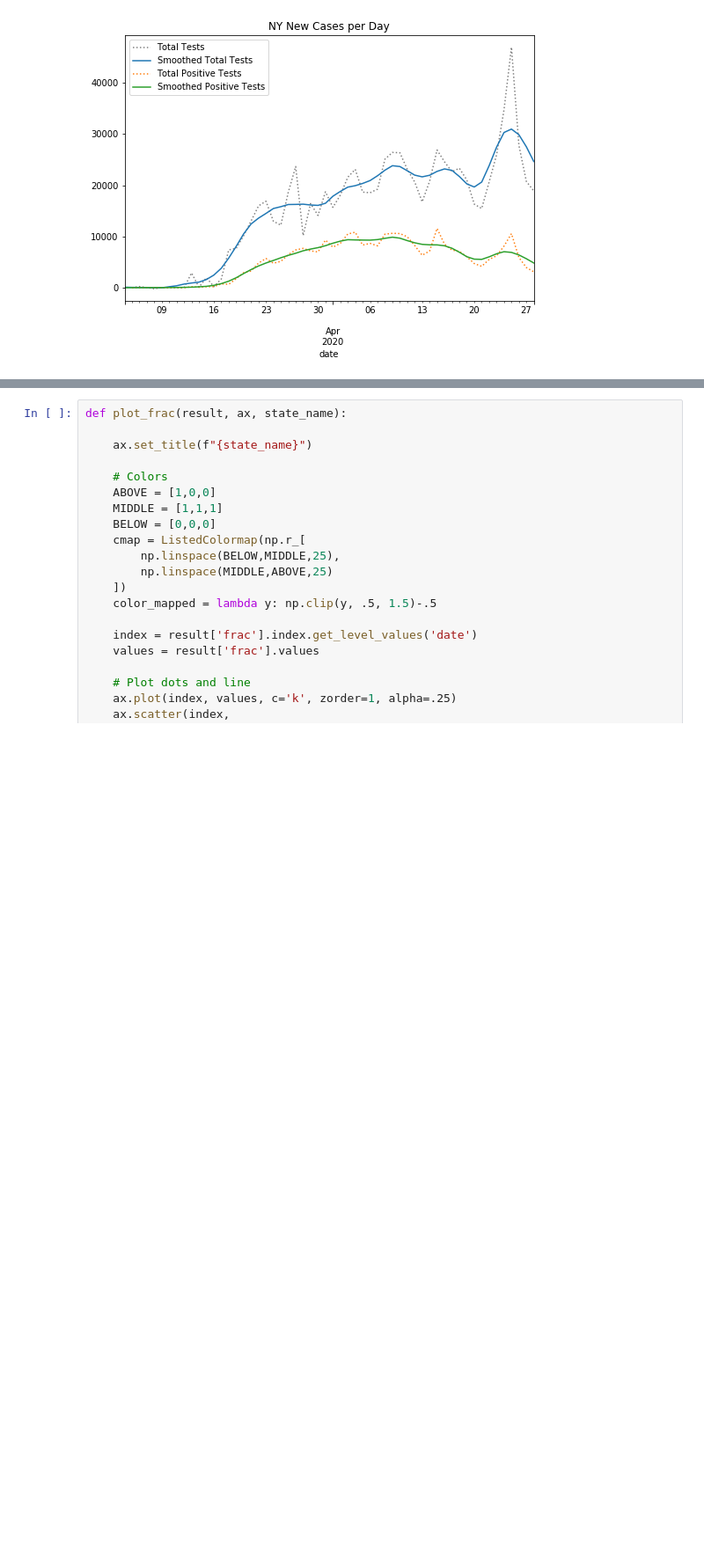
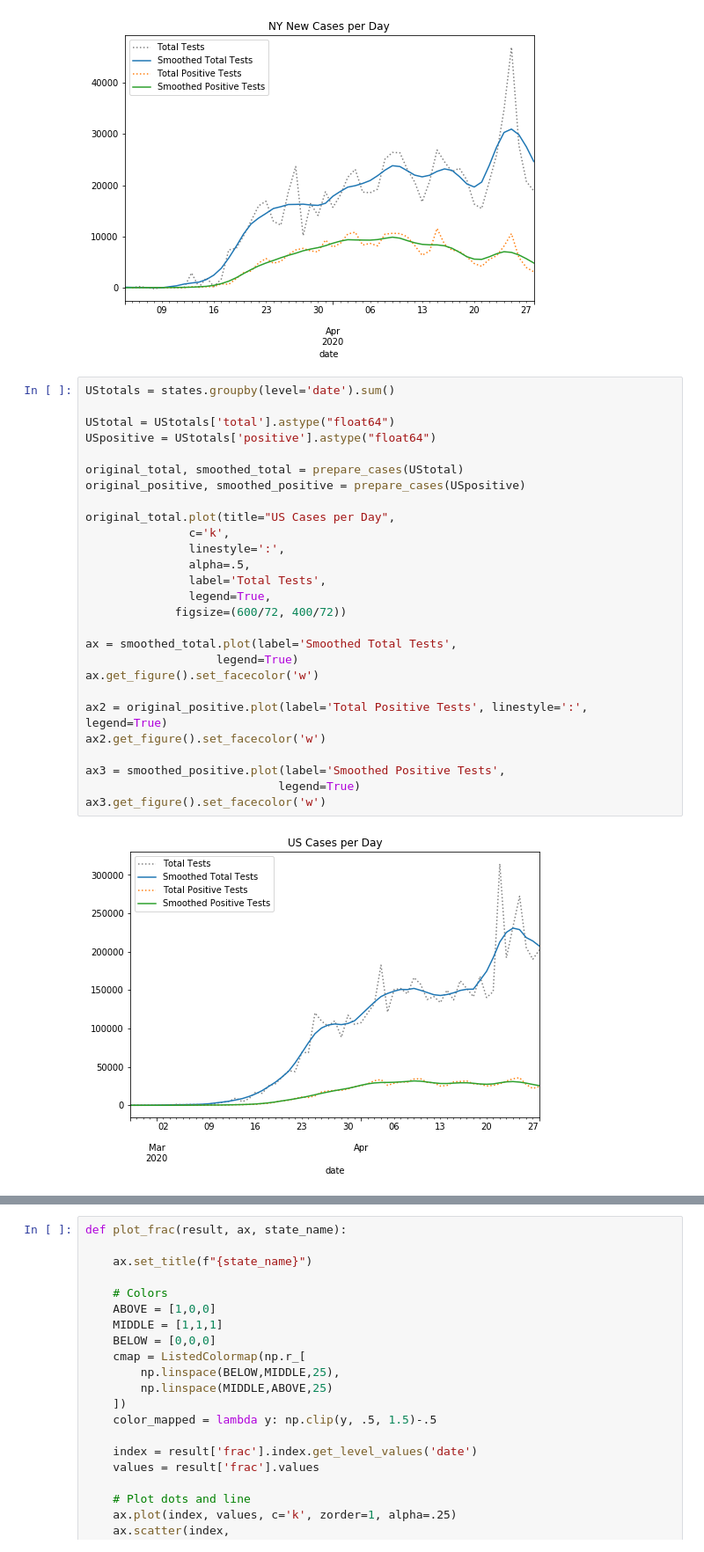
Before and after one commit to wdempsey/covid-umich, a Jupyter notebook: methods/us_testing.ipynb, the cells around one changed output, grey strips where cells are left out. Shown at 88% size. Saved outputs shown, nothing was run; the diff lists cells and outputs as text; blank space fills up the shorter version.

```diff
--- a/methods/us_testing.ipynb
+++ b/methods/us_testing.ipynb
@@ -87,6 +87,35 @@ ax3 = smoothed_positive.plot(label='Smoothed Positive Tests',
 ax3.get_figure().set_facecolor('w')
 # %% [output]
 [figure]
+# %%
+UStotals = states.groupby(level='date').sum()
+
+UStotal = UStotals['total'].astype("float64")
+USpositive = UStotals['positive'].astype("float64")
+
+original_total, smoothed_total = prepare_cases(UStotal)
+original_positive, smoothed_positive = prepare_cases(USpositive)
+
+original_total.plot(title="US Cases per Day",
+               c='k',
+               linestyle=':',
+               alpha=.5,
+               label='Total Tests',
+               legend=True,
+             figsize=(600/72, 400/72))
+
+ax = smoothed_total.plot(label='Smoothed Total Tests',
+                   legend=True)
+ax.get_figure().set_facecolor('w')
+
+ax2 = original_positive.plot(label='Total Positive Tests', linestyle=':', legend=True)
+ax2.get_figure().set_facecolor('w')
+
+ax3 = smoothed_positive.plot(label='Smoothed Positive Tests',
+                            legend=True)
+ax3.get_figure().set_facecolor('w')
+# %% [output]
+[figure, added]
 # %%
 fraction = original_positive/original_total
 smoothed_fraction = smoothed_positive/smoothed_total
```
Also changed, not shown: parts of 2 cells of this notebook, 3 other files.
